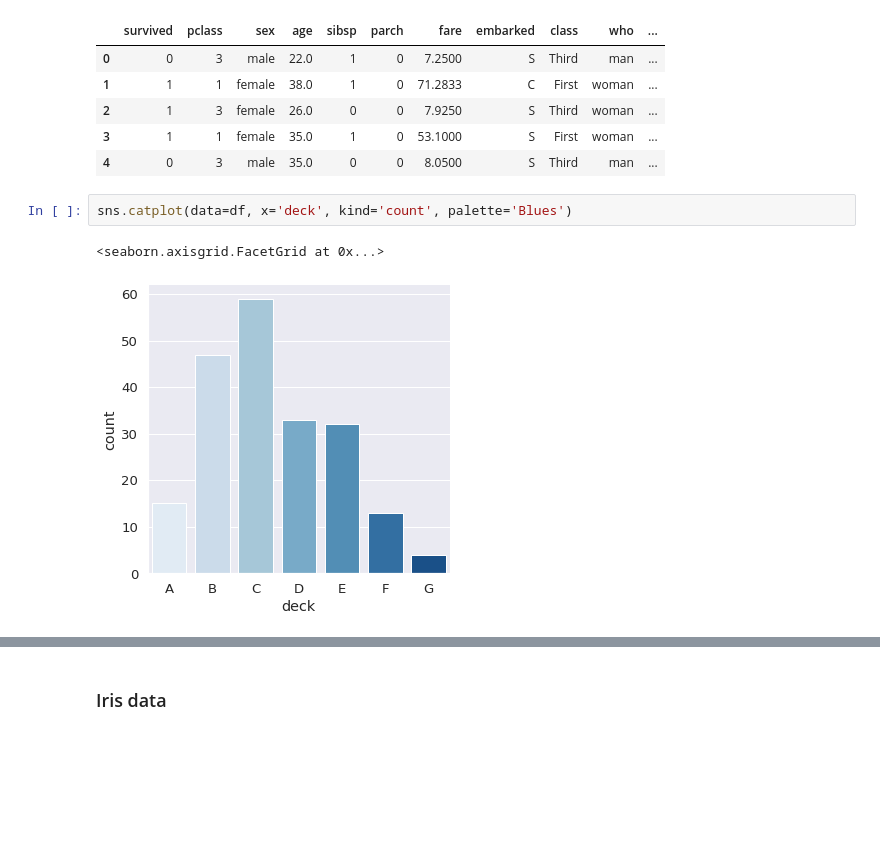
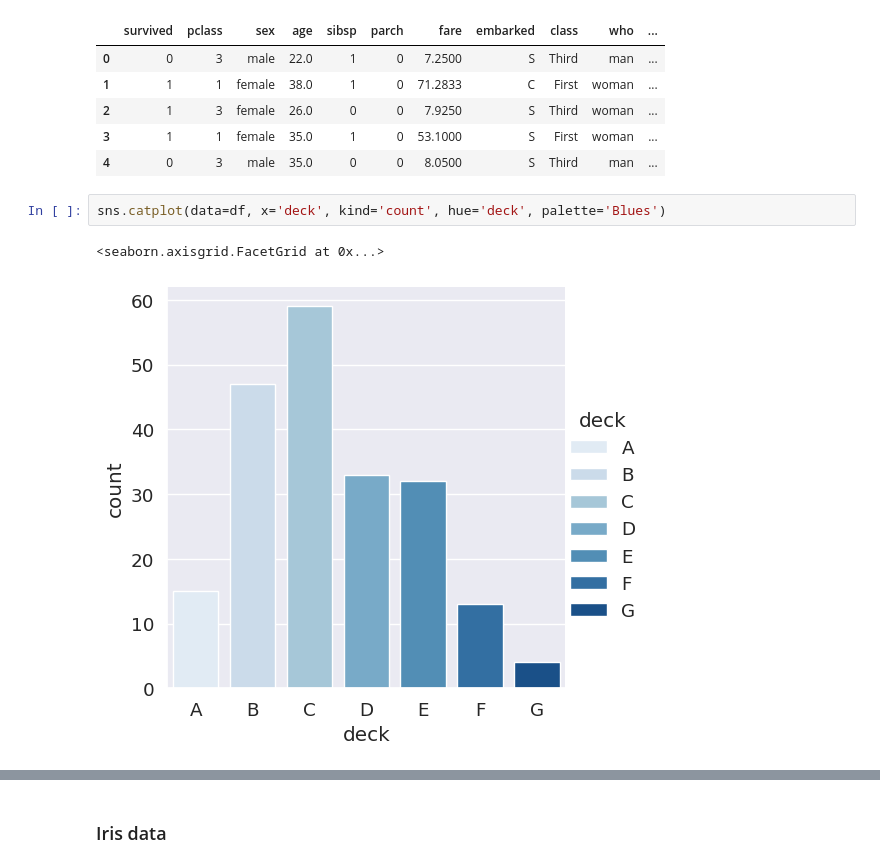
Before and after one commit to kondimidi/data-science-boot, a Jupyter notebook: 03_wizualizacje_danych/04_seaborn_intro.ipynb, the cells around one changed output, grey strips where cells are left out. Cells and saved outputs as stored; diff of their text form; blank space fills up the shorter version.

```diff
--- a/03_wizualizacje_danych/04_seaborn_intro.ipynb
+++ b/03_wizualizacje_danych/04_seaborn_intro.ipynb
@@ -130,8 +127,8 @@ df.head()
 | 3 | 1 | 1 | female | 35.0 | 1 | 0 | 53.1000 | S | First | woman | ... |
 | 4 | 0 | 3 | male | 35.0 | 0 | 0 | 8.0500 | S | Third | man | ... |
 # %%
-sns.catplot(data=df, x='deck', kind='count', palette='Blues')
+sns.catplot(data=df, x='deck', kind='count', hue='deck', palette='Blues')
 # %% [output]
 <seaborn.axisgrid.FacetGrid at 0x...>
-[figure, old version]
+[figure, new version]
 # %%
```
Also changed, not shown: parts of 19 cells of this notebook.
